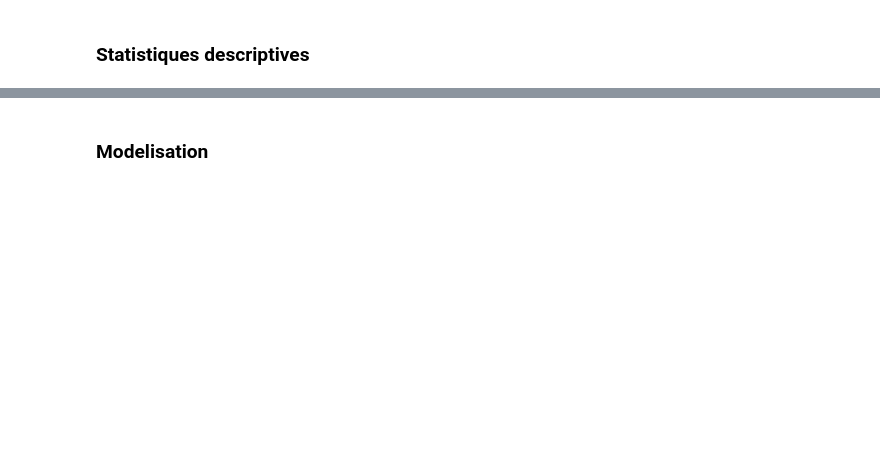
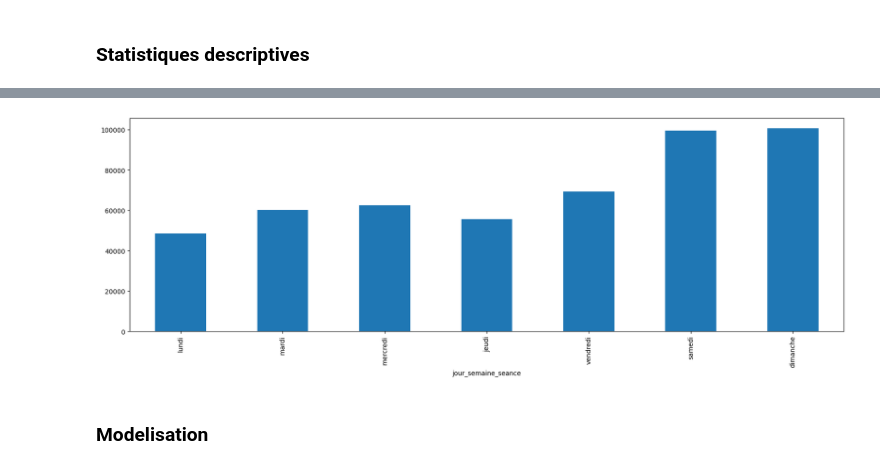
Before and after one commit to Pierre-Faure/Cine_ML, a Jupyter notebook: notebooks/[FR]_1.3_analyse_donnees_completes.ipynb, the cells around one changed output, grey strips where cells are left out. Drawn from its saved outputs; the diff is of its cells as text; code cells hidden in the pictures; blank space fills up the shorter version.

```diff
--- a/notebooks/[FR]_1.3_analyse_donnees_completes.ipynb
+++ b/notebooks/[FR]_1.3_analyse_donnees_completes.ipynb
@@ -97,2 +140,8 @@ array(['très défavorable', 'correct', 'défavorable', 'favorable', nan,
+# %%
+jours=['lundi','mardi','mercredi','jeudi','vendredi','samedi','dimanche']
+df.groupby('jour_semaine_seance').sum().reindex(jours)['Nombre entrees'].plot(kind='bar',
+                                                   figsize=(20, 6));
+# %% [output]
+[figure, added]
 # %% [markdown]
 ### Modelisation
```
Also changed, not shown: parts of 13 cells of this notebook, 1 other file.
